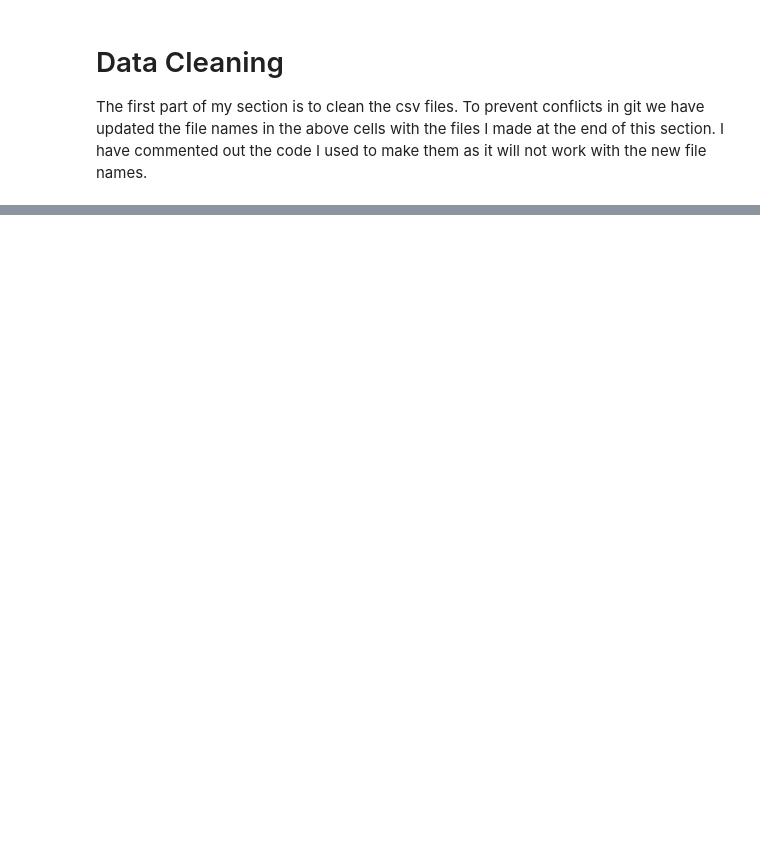
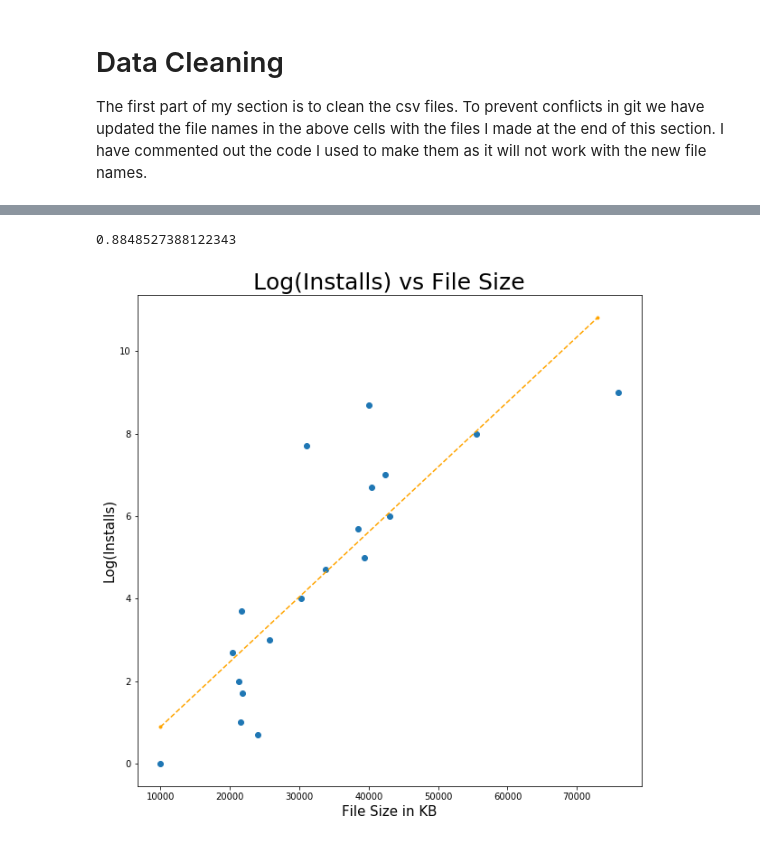
Before and after one commit to esnaaf1/project-one, a Jupyter notebook: TheAppTeamProject1.ipynb, the cells around one changed output, grey strips where cells are left out. Drawn from its saved outputs; the diff is of its cells as text; code cells hidden in the pictures; blank space fills up the shorter version.

Commit message:
Adding finished graphs

```diff
--- a/TheAppTeamProject1.ipynb
+++ b/TheAppTeamProject1.ipynb
@@ -281,11 +423,22 @@ line3
+# %%
+#y = mx + b
+def line_eq(x):
+    return line3[0]*x+line3[1]
+# %%
+line_eq(10000)
+# %% [output]
+0.8848527388122343
 # %%
 plt.figure(figsize = [10,10])
 plt.scatter(check_this_out2['Size in KB'], log_axis)#,check_this_out2['Size in KB'])
 plt.title('Log(Installs) vs File Size', fontsize = 25)
 plt.xlabel('File Size in KB', fontsize = 15)
 plt.ylabel('Log(Installs)',fontsize = 15)
-#plt.plot()
+plt.plot([10000,73000],[line_eq(10000),line_eq(73000)], color='orange', marker='.', linestyle='dashed')
+plt.savefig('images/Log_Installs_vs_File_Size_BJT.png')
 plt.show()
+# %% [output]
+[figure, added]
 # %%
 #Barry end
 # %%
```
Also changed, not shown: parts of 19 cells of this notebook, 3 other files.
